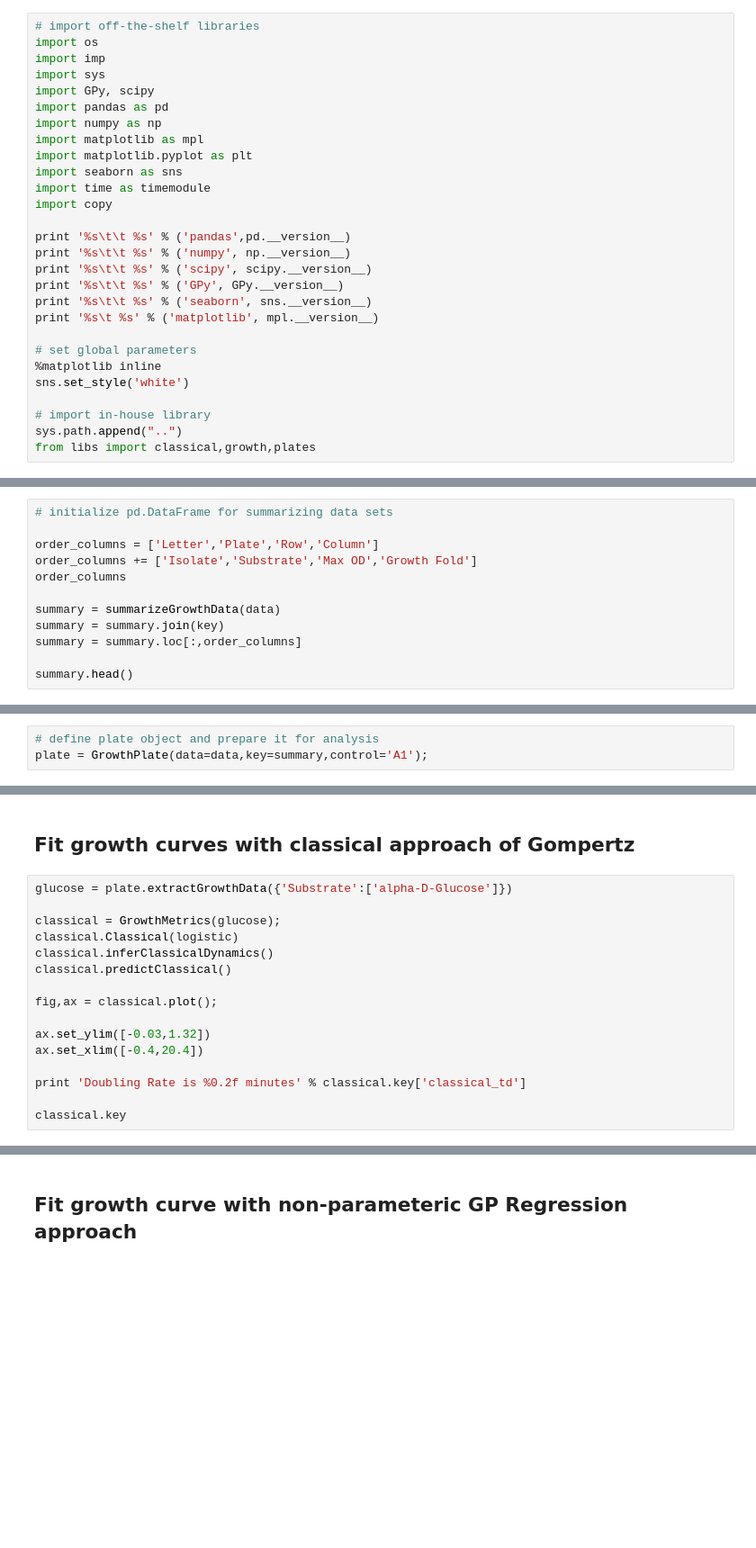
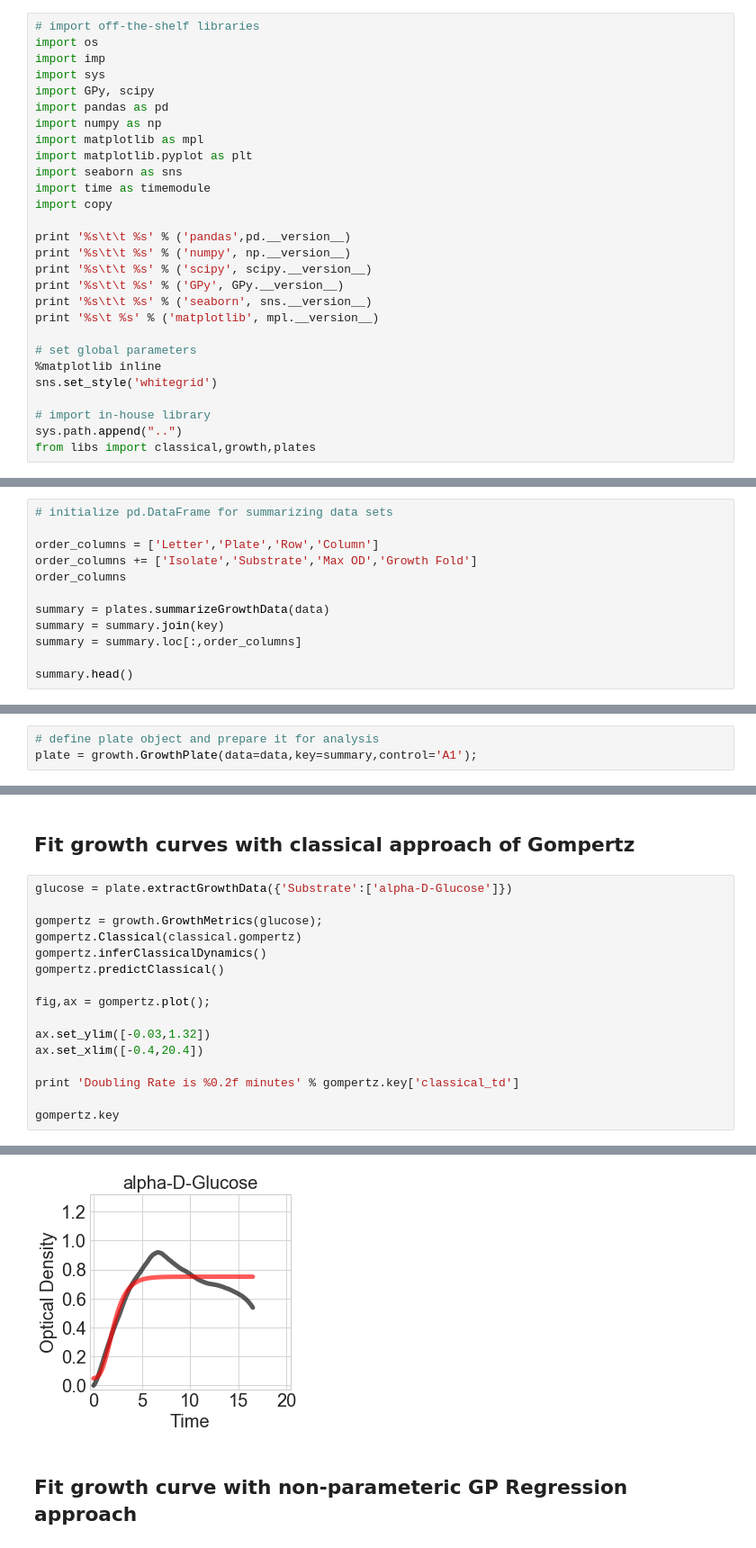
Before and after one commit to firasmidani/phenotypic-characterization, a Jupyter notebook: examples/Phenotypic-Characterization Growth Module Walk-Through.ipynb, the cells around one changed output, grey strips where cells are left out. Shown: that part at 90% size. Cells and saved outputs as stored; diff of their text form; blank space fills up the shorter version.

```diff
--- a/examples/Phenotypic-Characterization Growth Module Walk-Through.ipynb
+++ b/examples/Phenotypic-Characterization Growth Module Walk-Through.ipynb
@@ -21,7 +21,7 @@ print '%s\t %s' % ('matplotlib', mpl.__version__)
 
 # set global parameters
 %matplotlib inline
-sns.set_style('white')
+sns.set_style('whitegrid')
 
 # import in-house library
 sys.path.append("..")
@@ -81,7 +109,7 @@ order_columns = ['Letter','Plate','Row','Column']
 order_columns += ['Isolate','Substrate','Max OD','Growth Fold']
 order_columns
 
-summary = summarizeGrowthData(data)
+summary = plates.summarizeGrowthData(data)
 summary = summary.join(key)
 summary = summary.loc[:,order_columns]
 
@@ -96,6 +140,6 @@ data.head()
 # Create GrowthPlate object and describe
 # %%
 # define plate object and prepare it for analysis
-plate = GrowthPlate(data=data,key=summary,control='A1');
+plate = growth.GrowthPlate(data=data,key=summary,control='A1');
 # %%
 plate.time.head()
@@ -193,16 +302,17 @@ from growth_fitting_library import *
 # %%
 glucose = plate.extractGrowthData({'Substrate':['alpha-D-Glucose']})
 
-classical = GrowthMetrics(glucose);
-classical.Classical(logistic)
-classical.inferClassicalDynamics()
-classical.predictClassical()
+gompertz = growth.GrowthMetrics(glucose);
+gompertz.Classical(classical.gompertz)
+gompertz.inferClassicalDynamics()
+gompertz.predictClassical()
 
-fig,ax = classical.plot();
+fig,ax = gompertz.plot();
 
 ax.set_ylim([-0.03,1.32])
 ax.set_xlim([-0.4,20.4])
 
-print 'Doubling Rate is %0.2f minutes' % classical.key['classical_td']
+print 'Doubling Rate is %0.2f minutes' % gompertz.key['classical_td']
 
-classical.key
+gompertz.key
+# %% [output]
@@ -209,3 +323,4 @@ classical.key
+[figure, added]
 # %% [markdown]
 ## Fit growth curve with non-parameteric GP Regression approach
 # %%
```
Also changed, not shown: parts of 37 cells of this notebook, 1 other file.
